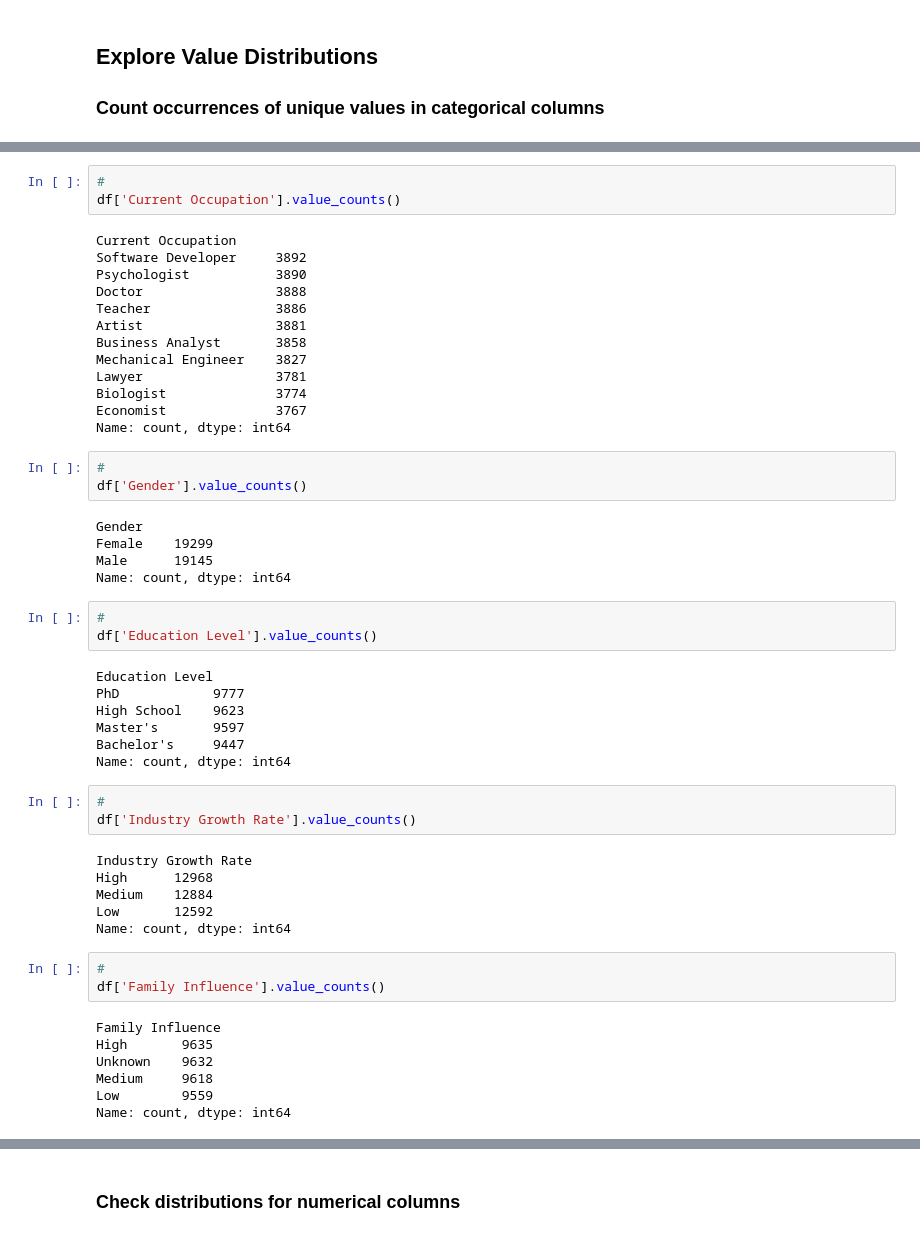
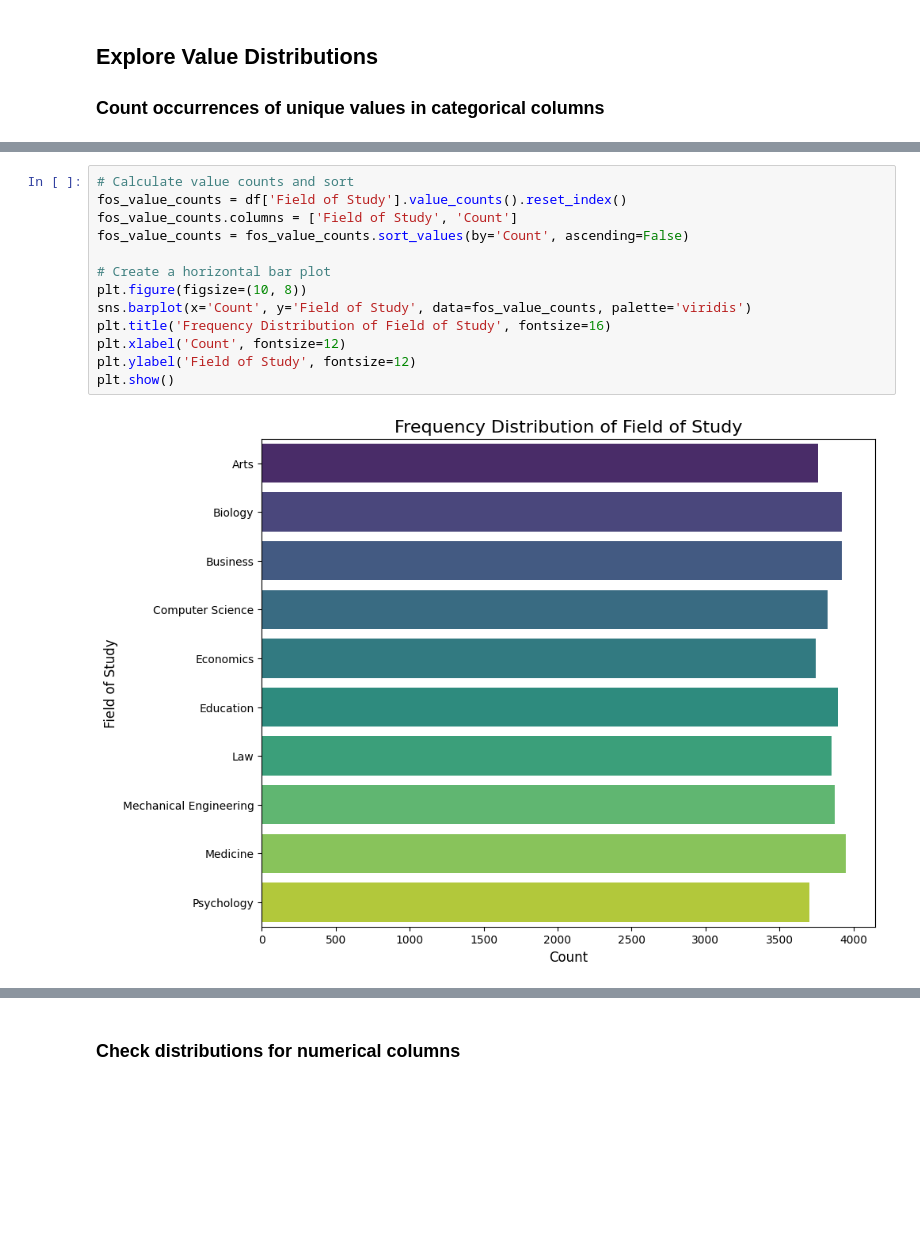
Before and after one commit to wdavjr/wd-career-field-vs-occupation-eda, a Jupyter notebook: eda-of-occupation-vs-field-of-study.ipynb, the cells around one changed output, grey strips where cells are left out. Drawn from its saved outputs; the diff is of its cells as text; blank space fills up the shorter version.

Commit message:
Kaggle Notebook | EDA of Occupation vs Field of Study | Version 4

```diff
--- a/eda-of-occupation-vs-field-of-study.ipynb
+++ b/eda-of-occupation-vs-field-of-study.ipynb
@@ -186,53 +170,15 @@ Name: count, dtype: int64
-# %%
-#
-df['Current Occupation'].value_counts()
-# %% [output]
-Current Occupation
-Software Developer     3892
-Psychologist           3890
-Doctor                 3888
-Teacher                3886
-Artist                 3881
-Business Analyst       3858
-Mechanical Engineer    3827
-Lawyer                 3781
-Biologist              3774
-Economist              3767
-Name: count, dtype: int64
-# %%
-#
-df['Gender'].value_counts()
-# %% [output]
-Gender
-Female    19299
-Male      19145
-Name: count, dtype: int64
-# %%
-#
-df['Education Level'].value_counts()
-# %% [output]
-Education Level
-PhD            9777
-High School    9623
-Master's       9597
-Bachelor's     9447
-Name: count, dtype: int64
-# %%
-#
-df['Industry Growth Rate'].value_counts()
-# %% [output]
-Industry Growth Rate
-High      12968
-Medium    12884
-Low       12592
-Name: count, dtype: int64
-# %%
-#
-df['Family Influence'].value_counts()
-# %% [output]
-Family Influence
-High       9635
-Unknown    9632
-Medium     9618
-Low        9559
-Name: count, dtype: int64
+# %%
+# Calculate value counts and sort
+fos_value_counts = df['Field of Study'].value_counts().reset_index()
+fos_value_counts.columns = ['Field of Study', 'Count']
+fos_value_counts = fos_value_counts.sort_values(by='Count', ascending=False)
+
+# Create a horizontal bar plot
+plt.figure(figsize=(10, 8))
+sns.barplot(x='Count', y='Field of Study', data=fos_value_counts, palette='viridis')
+plt.title('Frequency Distribution of Field of Study', fontsize=16)
+plt.xlabel('Count', fontsize=12)
+plt.ylabel('Field of Study', fontsize=12)
+plt.show()
+# %% [output]
+[figure, added]
```
Also changed, not shown: parts of 6 cells of this notebook.
